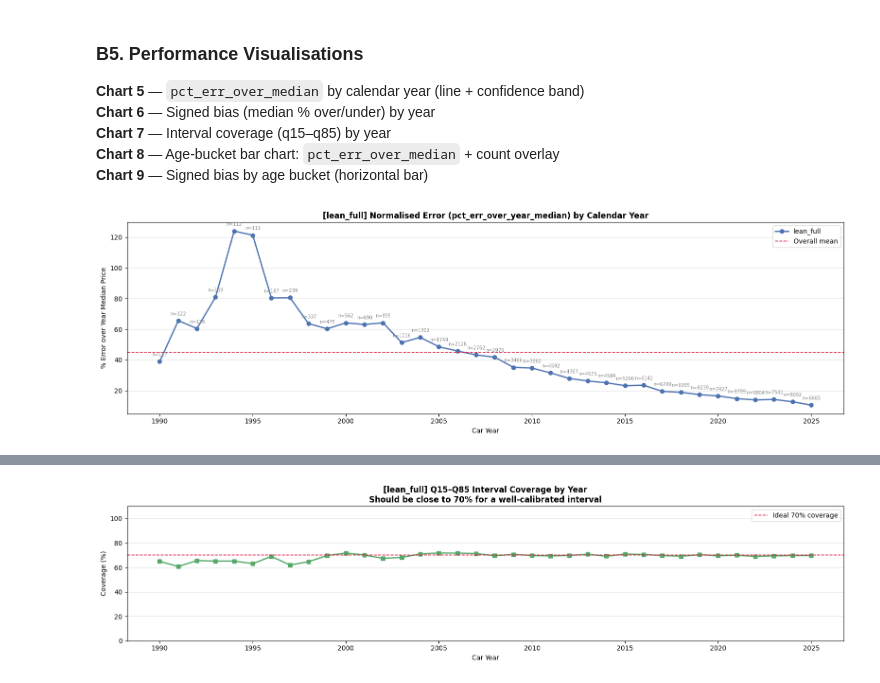
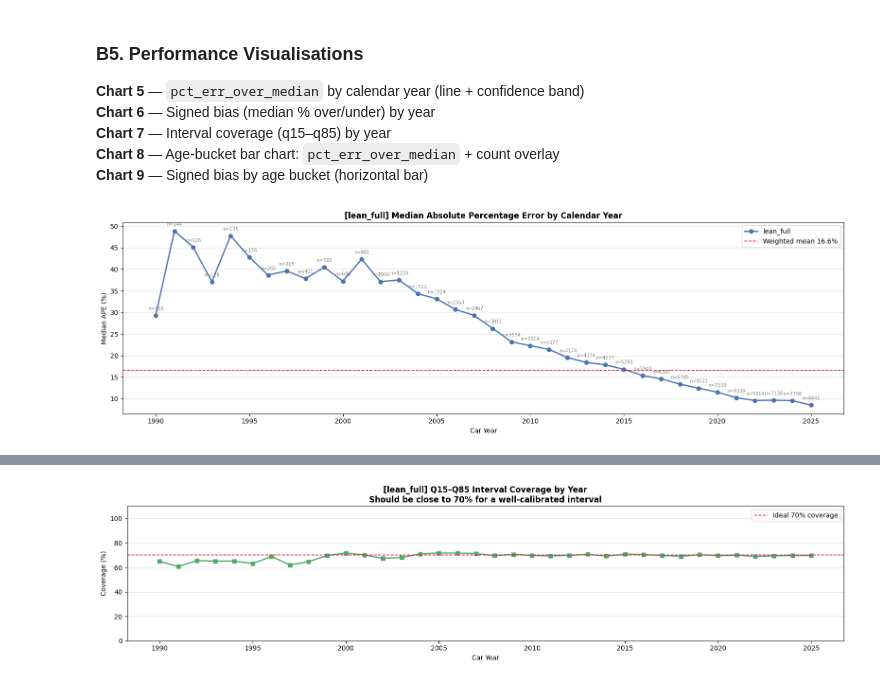
Before and after one commit to brunothefirst/car_price_prediction, a Jupyter notebook: notebooks/11_age_bias_analysis.ipynb, the cells around one changed output, grey strips where cells are left out. Cells and saved outputs as stored; diff of their text form; code cells hidden in the pictures.

```diff
--- a/notebooks/11_age_bias_analysis.ipynb
+++ b/notebooks/11_age_bias_analysis.ipynb
@@ -468,13 +468,17 @@ def compute_year_metrics(
     group_label: str = "year",
 ) -> pd.DataFrame:
     """
-    Compute per-group error metrics normalised to that group's median price.
+    Compute per-group error metrics.
+
+    Primary metric: median_ape — median of per-car |error|/actual × 100.
+    Scale-independent: each car's error is relative to its own actual price,
+    then the median across the group is taken (robust to outlier prices).
 
     Returns a DataFrame with columns:
       {group_label}, n, median_price_eur,
-      pct_err_over_median  – primary metric
+      median_ape           – primary metric (Median Absolute Percentage Error)
       mae_eur              – raw MAE (informational only)
-      mape_pct             – MAPE %
+      mape_pct             – mean APE % (kept for reference)
       median_signed_pct    – median signed % error (bias indicator)
       coverage_70          – fraction inside [q15, q85] interval
     """
@@ -494,7 +498,8 @@ def compute_year_metrics(
             group_label:             gval,
             "n":                     int(mask.sum()),
             "median_price_eur":      round(med_price, 0),
-            "pct_err_over_median":   round(100 * mae_val / med_price, 2),
+            # Median APE: median of per-car |error|/actual — scale-independent
+            "median_ape":            round(float(np.median(np.abs(act - pred) / np.clip(act, 1, None) * 100)), 2),
             "mae_eur":               round(mae_val, 0),
             "mape_pct":              round(100 * np.mean(np.abs((act - pred) / np.clip(act, 1, None))), 2),
             "median_signed_pct":     round(float(np.median((pred - act) / np.clip(act, 1, None) * 100)), 2),
@@ -563,29 +568,29 @@ print(bucket_metrics.to_string(index=False))
 **Chart 8** — Age-bucket bar chart: `pct_err_over_median` + count overlay
 **Chart 9** — Signed bias by age bucket (horizontal bar)
 # %%
-# ── Chart 5: pct_err_over_median by year ─────────────────────────────────────
+# ── Chart 5: Median APE by year ───────────────────────────────────────────────
 fig, ax = plt.subplots(figsize=(16, 5))
-ax.plot(year_metrics["year"], year_metrics["pct_err_over_median"],
+ax.plot(year_metrics["year"], year_metrics["median_ape"],
         marker="o", linewidth=2.0, color="#4C72B0", markersize=6, label=SPEC_TO_ANALYZE)
 
-# Annotate n for context
 for _, row in year_metrics.iterrows():
     ax.annotate(
         f"n={int(row['n'])}",
-        (row["year"], row["pct_err_over_median"]),
+        (row["year"], row["median_ape"]),
         textcoords="offset points", xytext=(0, 8),
         fontsize=7, ha="center", color="grey",
     )
 
-ax.axhline(year_metrics["pct_err_over_median"].mean(), color="crimson",
-           linestyle="--", linewidth=1.2, label="Overall mean")
+wm_year = (year_metrics["median_ape"] * year_metrics["n"]).sum() / year_metrics["n"].sum()
+ax.axhline(wm_year, color="crimson",
+           linestyle="--", linewidth=1.2, label=f"Weighted mean {wm_year:.1f}%")
 ax.set_xlabel("Car Year")
-ax.set_ylabel("% Error over Year Median Price")
-ax.set_title(f"[{SPEC_TO_ANALYZE}] Normalised Error (pct_err_over_year_median) by Calendar Year",
+ax.set_ylabel("Median APE (%)")
+ax.set_title(f"[{SPEC_TO_ANALYZE}] Median Absolute Percentage Error by Calendar Year",
              fontsize=12, fontweight="bold")
 ax.legend()
 ax.grid(axis="y", alpha=0.4)
 plt.tight_layout()
 plt.show()
 # %% [output]
-[figure, old version]
+[figure, new version]
```
Also changed, not shown: parts of 7 cells of this notebook, 5 other files.
